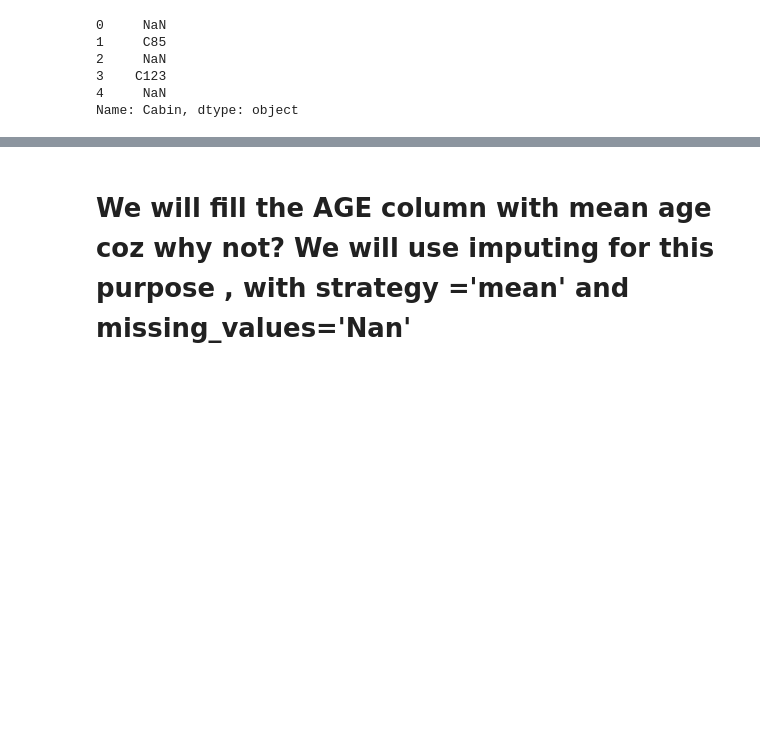
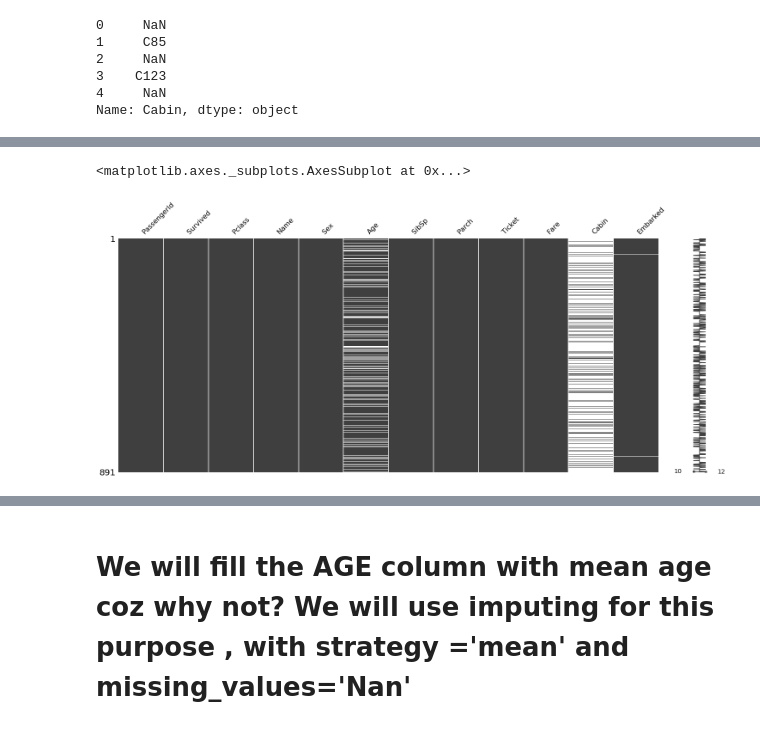
Before and after one commit to harshitanand2k/Data-Science-workflow, a Jupyter notebook: kaggleboi2.ipynb, the cells around one changed output, grey strips where cells are left out. Saved outputs shown, nothing was run; the diff lists cells and outputs as text; code cells hidden in the pictures; blank space fills up the shorter version.

```diff
--- a/kaggleboi2.ipynb
+++ b/kaggleboi2.ipynb
@@ -92,0 +109,5 @@ Name: Cabin, dtype: object
+# %%
+msno.matrix(df)
+# %% [output]
+<matplotlib.axes._subplots.AxesSubplot at 0x...>
+[figure, added]
```
Also changed, not shown: parts of 36 cells of this notebook.
